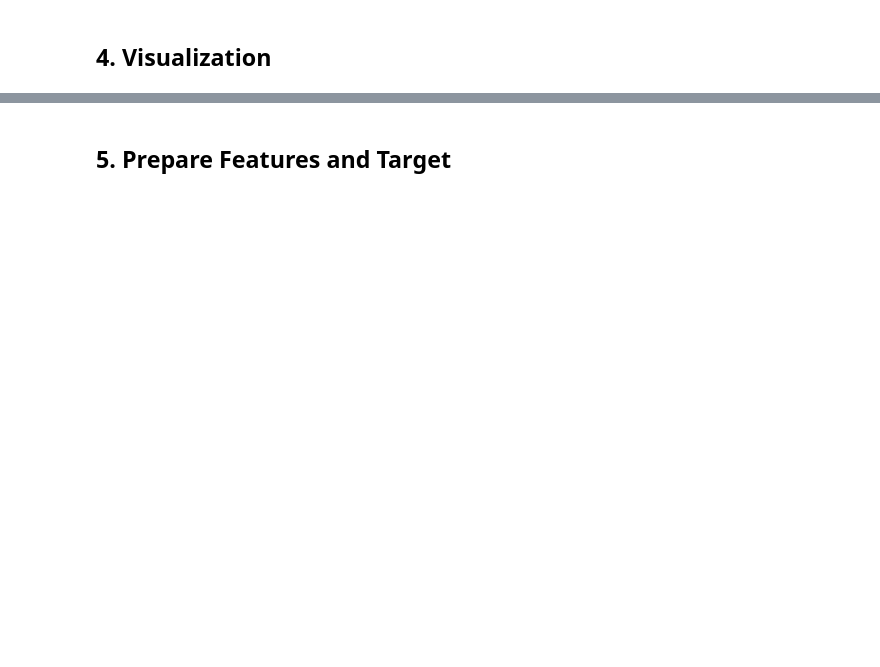
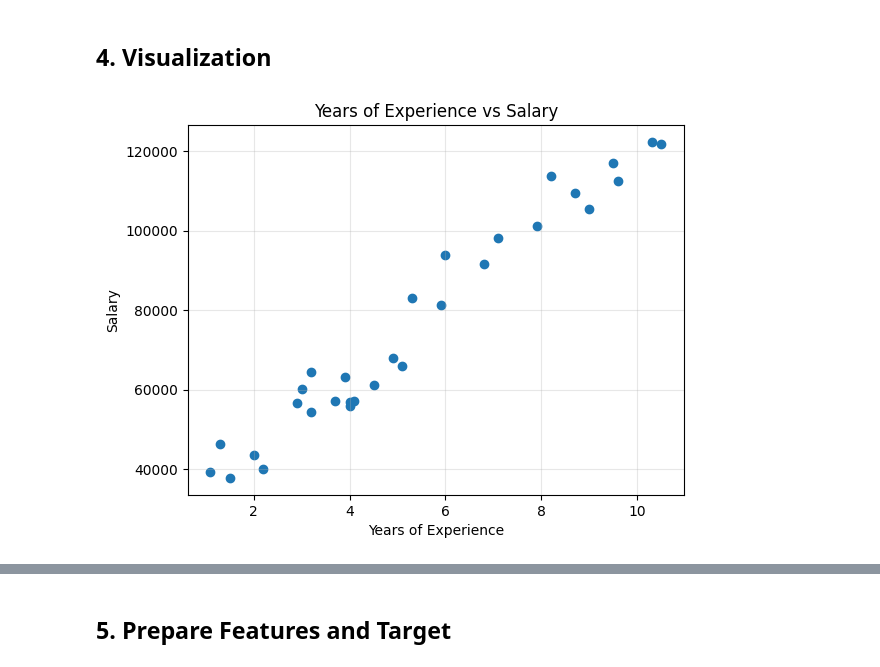
Before and after one commit to M-Abbas1/Huawei_HCCDA_AI_Course, a Jupyter notebook: week_04/sunday/notebooks/6-Salary_Linear_Regression-scikit-learn.ipynb, the cells around one changed output, grey strips where cells are left out. Cells and saved outputs as stored; diff of their text form; code cells hidden in the pictures; blank space fills up the shorter version.

```diff
--- a/week_04/sunday/notebooks/6-Salary_Linear_Regression-scikit-learn.ipynb
+++ b/week_04/sunday/notebooks/6-Salary_Linear_Regression-scikit-learn.ipynb
@@ -18,6 +19,6 @@ from sklearn.metrics import r2_score, mean_absolute_error, mean_squared_error
 # %% [markdown]
 ## 2. Load Dataset
 # %%
-df = pd.read_csv('Salary_Data.csv')
+df = pd.read_csv(r'..\datasets\Salary_Data.csv')
 
 df.head()
@@ -44,10 +94,12 @@ print('\nShape after cleaning:', df.shape)
 # %% [markdown]
 ## 4. Visualization
 # %%
-plt.figure(figsize=(8, 5))
+# plt.figure(figsize=(8, 5))
 plt.scatter(df['YearsExperience'], df['Salary'])
 plt.xlabel('Years of Experience')
 plt.ylabel('Salary')
 plt.title('Years of Experience vs Salary')
 plt.grid(alpha=0.3)
 plt.show()
+# %% [output]
+[figure, added]
```
Also changed, not shown: parts of 21 cells of this notebook, 8 other files.
